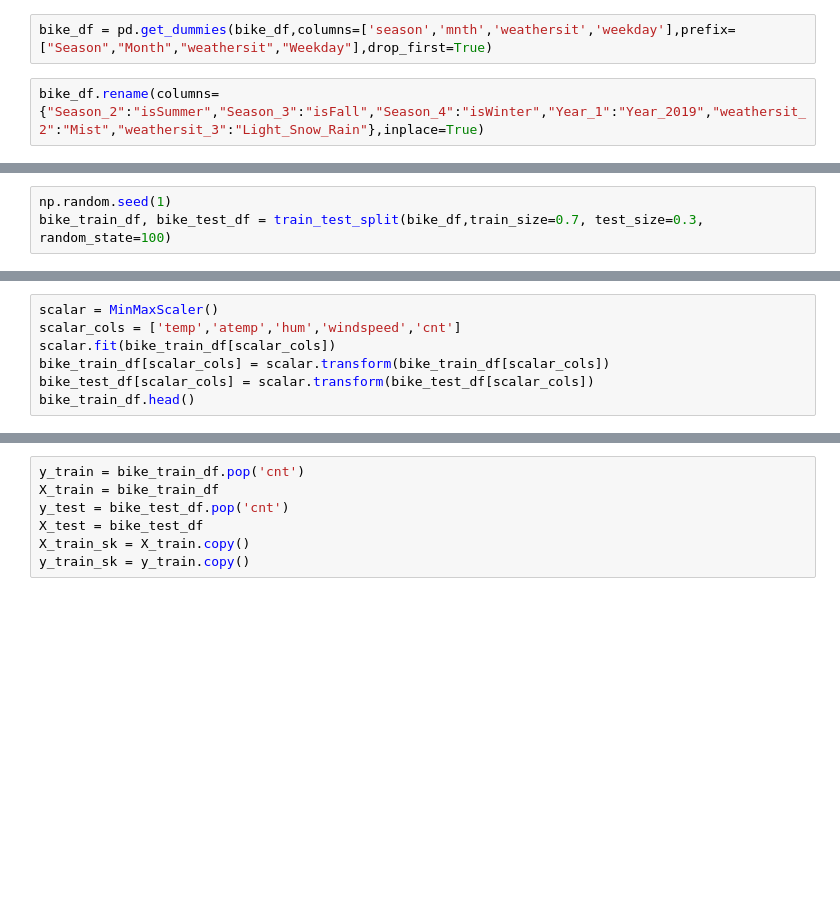
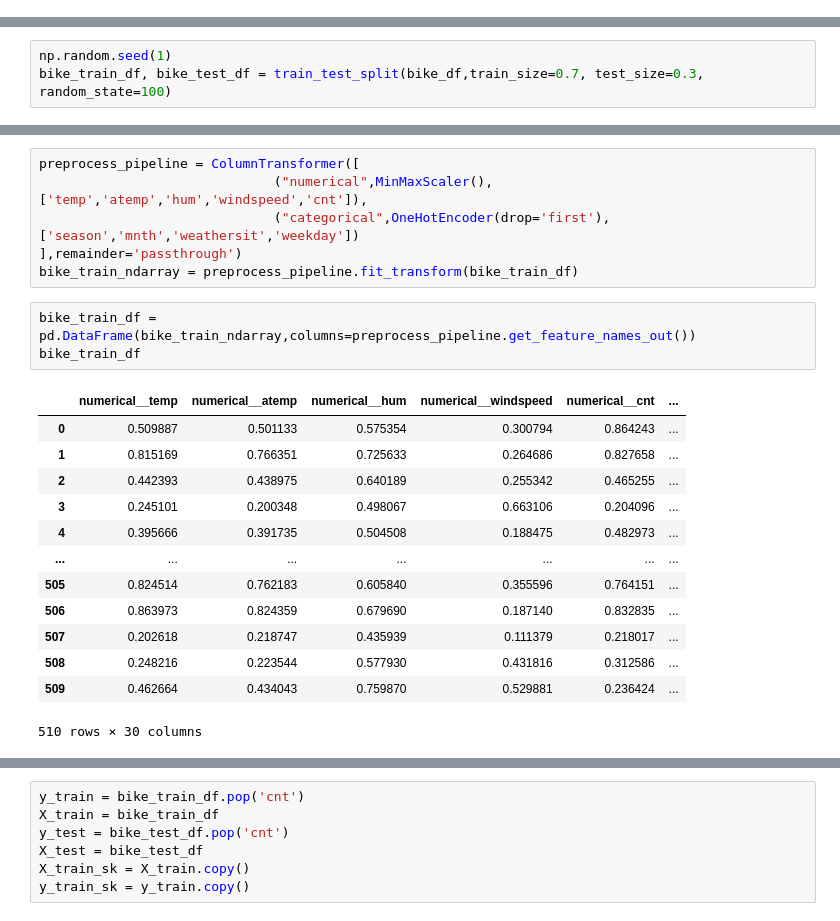
Before and after one commit to bhogasena/BikeSharingDemad, a Jupyter notebook: Bike_Sharing_Prediction.ipynb, the cells around one changed output, grey strips where cells are left out. Saved outputs shown, nothing was run; the diff lists cells and outputs as text; blank space fills up the shorter version.

Commit message:
Updated to use sklearn pipelines - columntransformer

```diff
--- a/Bike_Sharing_Prediction.ipynb
+++ b/Bike_Sharing_Prediction.ipynb
@@ -136,6 +119,2 @@ fig.show()
 # %% [markdown]
 ## Step 3: Data Preparation
-# %%
-bike_df = pd.get_dummies(bike_df,columns=['season','mnth','weathersit','weekday'],prefix=["Season","Month","weathersit","Weekday"],drop_first=True)
-# %%
-bike_df.rename(columns={"Season_2":"isSummer","Season_3":"isFall","Season_4":"isWinter","Year_1":"Year_2019","weathersit_2":"Mist","weathersit_3":"Light_Snow_Rain"},inplace=True)
@@ -158,7 +144,0 @@ bike_train_df, bike_test_df = train_test_split(bike_df,train_size=0.7, test_size
-# %%
-scalar = MinMaxScaler()
-scalar_cols = ['temp','atemp','hum','windspeed','cnt']
-scalar.fit(bike_train_df[scalar_cols])
-bike_train_df[scalar_cols] = scalar.transform(bike_train_df[scalar_cols])
-bike_test_df[scalar_cols] = scalar.transform(bike_test_df[scalar_cols])
-bike_train_df.head()
@@ -171,0 +153,23 @@ bike_train_df.head()
+# %%
+preprocess_pipeline = ColumnTransformer([
+                              ("numerical",MinMaxScaler(),['temp','atemp','hum','windspeed','cnt']),
+                              ("categorical",OneHotEncoder(drop='first'),['season','mnth','weathersit','weekday'])
+],remainder='passthrough')
+bike_train_ndarray = preprocess_pipeline.fit_transform(bike_train_df)
+# %%
+bike_train_df = pd.DataFrame(bike_train_ndarray,columns=preprocess_pipeline.get_feature_names_out())
+bike_train_df
+# %% [output]
+|  | numerical__temp | numerical__atemp | numerical__hum | numerical__windspeed | numerical__cnt | ... |
+| 0 | 0.509887 | 0.501133 | 0.575354 | 0.300794 | 0.864243 | ... |
+| 1 | 0.815169 | 0.766351 | 0.725633 | 0.264686 | 0.827658 | ... |
+| 2 | 0.442393 | 0.438975 | 0.640189 | 0.255342 | 0.465255 | ... |
+| 3 | 0.245101 | 0.200348 | 0.498067 | 0.663106 | 0.204096 | ... |
+| 4 | 0.395666 | 0.391735 | 0.504508 | 0.188475 | 0.482973 | ... |
+| ... | ... | ... | ... | ... | ... | ... |
+| 505 | 0.824514 | 0.762183 | 0.605840 | 0.355596 | 0.764151 | ... |
+| 506 | 0.863973 | 0.824359 | 0.679690 | 0.187140 | 0.832835 | ... |
+| 507 | 0.202618 | 0.218747 | 0.435939 | 0.111379 | 0.218017 | ... |
+| 508 | 0.248216 | 0.223544 | 0.577930 | 0.431816 | 0.312586 | ... |
+| 509 | 0.462664 | 0.434043 | 0.759870 | 0.529881 | 0.236424 | ... |
+510 rows × 30 columns
```
Also changed, not shown: parts of 99 cells of this notebook.
